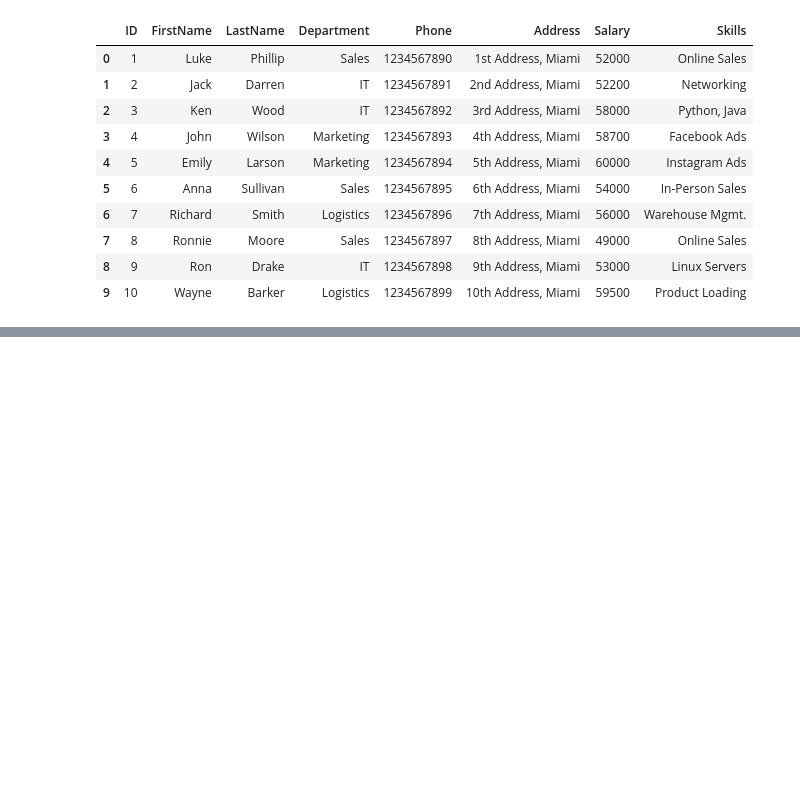
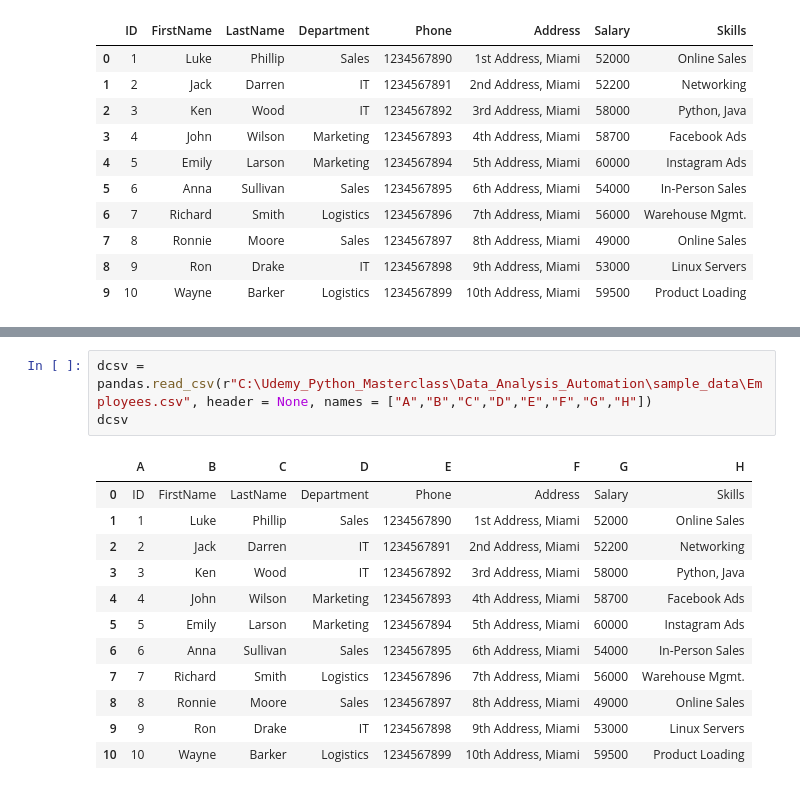
Before and after one commit to mnowak-devops/UdemyPythonMasterclass, a Jupyter notebook: Data_Analysis_Automation/handling_data.ipynb, the cells around one changed output, grey strips where cells are left out. Saved outputs shown, nothing was run; the diff lists cells and outputs as text; blank space fills up the shorter version.

```diff
--- a/Data_Analysis_Automation/handling_data.ipynb
+++ b/Data_Analysis_Automation/handling_data.ipynb
@@ -67,0 +82,16 @@ dcsv = pandas.read_csv(r"C:\Udemy_Python_Masterclass\Data_Analysis_Automation\sa
+# %%
+dcsv = pandas.read_csv(r"C:\Udemy_Python_Masterclass\Data_Analysis_Automation\sample_data\Employees.csv", header = None, names = ["A","B","C","D","E","F","G","H"])
+dcsv
+# %% [output]
+|  | A | B | C | D | E | F | G | H |
+| 0 | ID | FirstName | LastName | Department | Phone | Address | Salary | Skills |
+| 1 | 1 | Luke | Phillip | Sales | 1234567890 | 1st Address, Miami | 52000 | Online Sales |
+| 2 | 2 | Jack | Darren | IT | 1234567891 | 2nd Address, Miami | 52200 | Networking |
+| 3 | 3 | Ken | Wood | IT | 1234567892 | 3rd Address, Miami | 58000 | Python, Java |
+| 4 | 4 | John | Wilson | Marketing | 1234567893 | 4th Address, Miami | 58700 | Facebook Ads |
+| 5 | 5 | Emily | Larson | Marketing | 1234567894 | 5th Address, Miami | 60000 | Instagram Ads |
+| 6 | 6 | Anna | Sullivan | Sales | 1234567895 | 6th Address, Miami | 54000 | In-Person Sales |
+| 7 | 7 | Richard | Smith | Logistics | 1234567896 | 7th Address, Miami | 56000 | Warehouse Mgmt. |
+| 8 | 8 | Ronnie | Moore | Sales | 1234567897 | 8th Address, Miami | 49000 | Online Sales |
+| 9 | 9 | Ron | Drake | IT | 1234567898 | 9th Address, Miami | 53000 | Linux Servers |
+| 10 | 10 | Wayne | Barker | Logistics | 1234567899 | 10th Address, Miami | 59500 | Product Loading |
```
Also changed, not shown: parts of 14 cells of this notebook.
